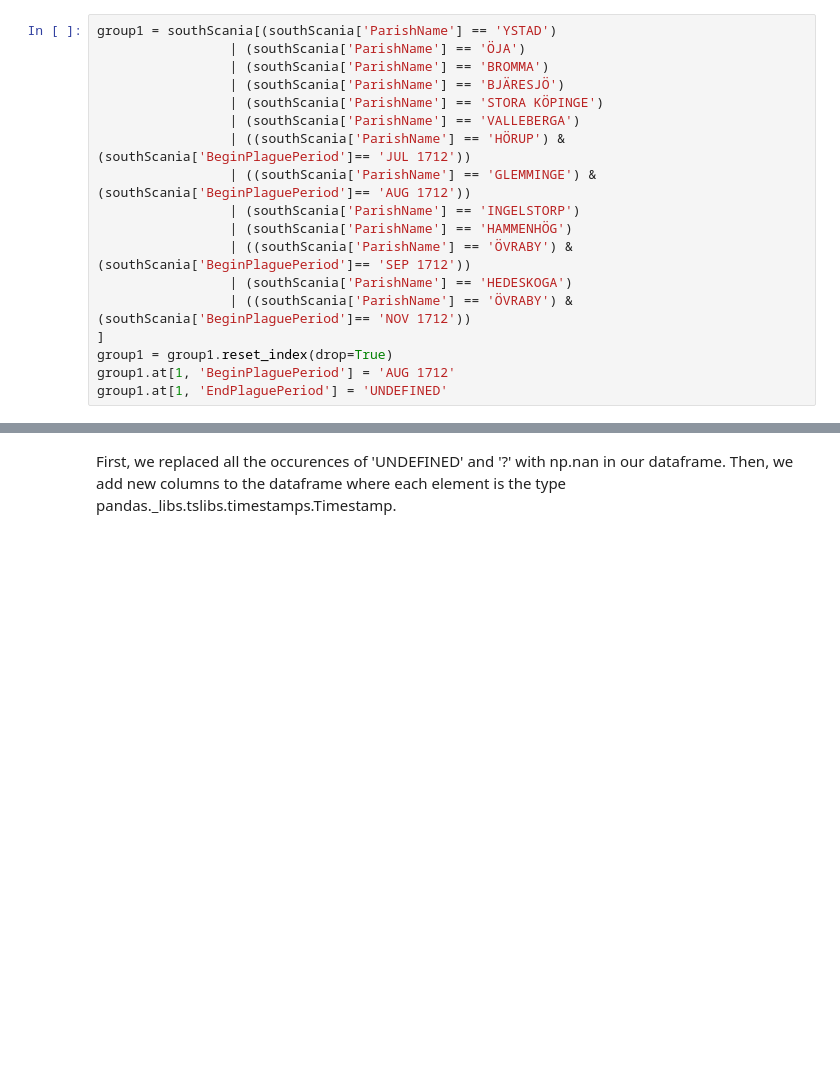
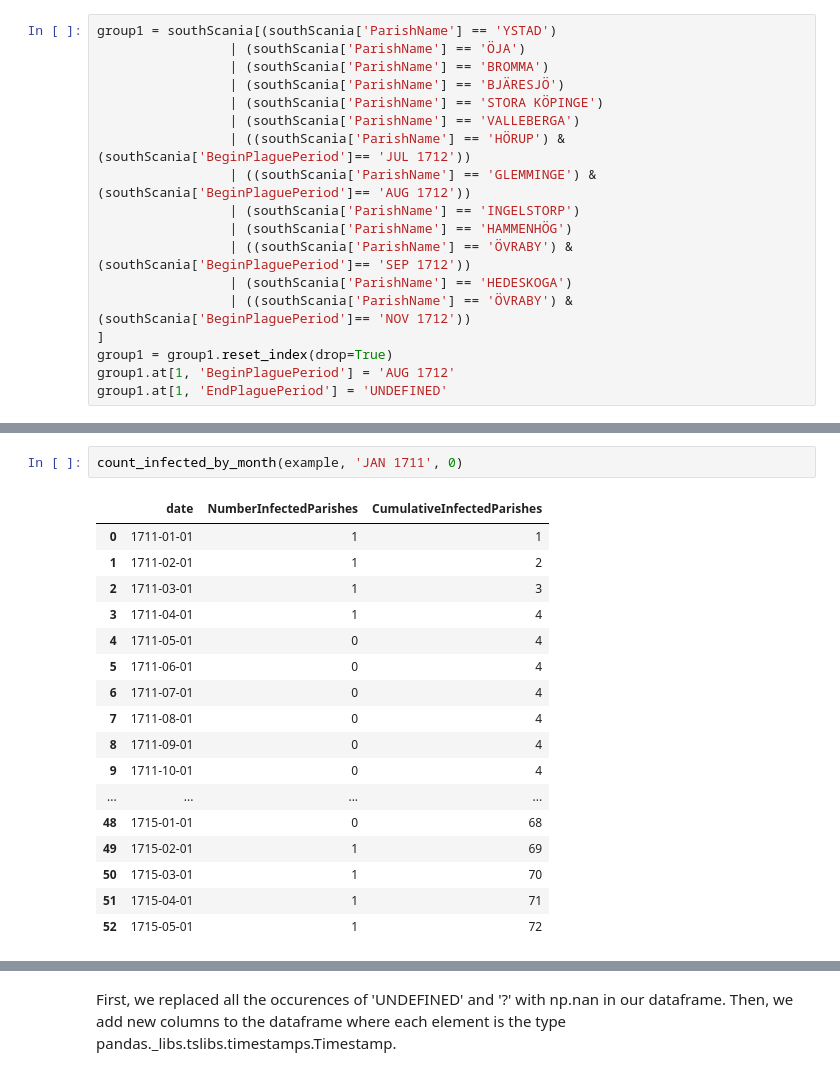
Before and after one commit to polislizarralde/PythonMathematicalModeling, a Jupyter notebook: docs/PlagueProject/Model_transmission_matrix_symmetric.ipynb, the cells around one changed output, grey strips where cells are left out. Saved outputs shown, nothing was run; the diff lists cells and outputs as text; blank space fills up the shorter version.

```diff
--- a/docs/PlagueProject/Model_transmission_matrix_symmetric.ipynb
+++ b/docs/PlagueProject/Model_transmission_matrix_symmetric.ipynb
@@ -101,0 +160,20 @@ group = group1[['Region', 'ParishName', 'BEF1699', 'BeginPlaguePeriod'
+# %%
+count_infected_by_month(example, 'JAN 1711', 0)
+# %% [output]
+|  | date | NumberInfectedParishes | CumulativeInfectedParishes |
+| 0 | 1711-01-01 | 1 | 1 |
+| 1 | 1711-02-01 | 1 | 2 |
+| 2 | 1711-03-01 | 1 | 3 |
+| 3 | 1711-04-01 | 1 | 4 |
+| 4 | 1711-05-01 | 0 | 4 |
+| 5 | 1711-06-01 | 0 | 4 |
+| 6 | 1711-07-01 | 0 | 4 |
+| 7 | 1711-08-01 | 0 | 4 |
+| 8 | 1711-09-01 | 0 | 4 |
+| 9 | 1711-10-01 | 0 | 4 |
+| ... | ... | ... | ... |
+| 48 | 1715-01-01 | 0 | 68 |
+| 49 | 1715-02-01 | 1 | 69 |
+| 50 | 1715-03-01 | 1 | 70 |
+| 51 | 1715-04-01 | 1 | 71 |
+| 52 | 1715-05-01 | 1 | 72 |
```
Also changed, not shown: parts of 6 cells of this notebook, 1 other file.
